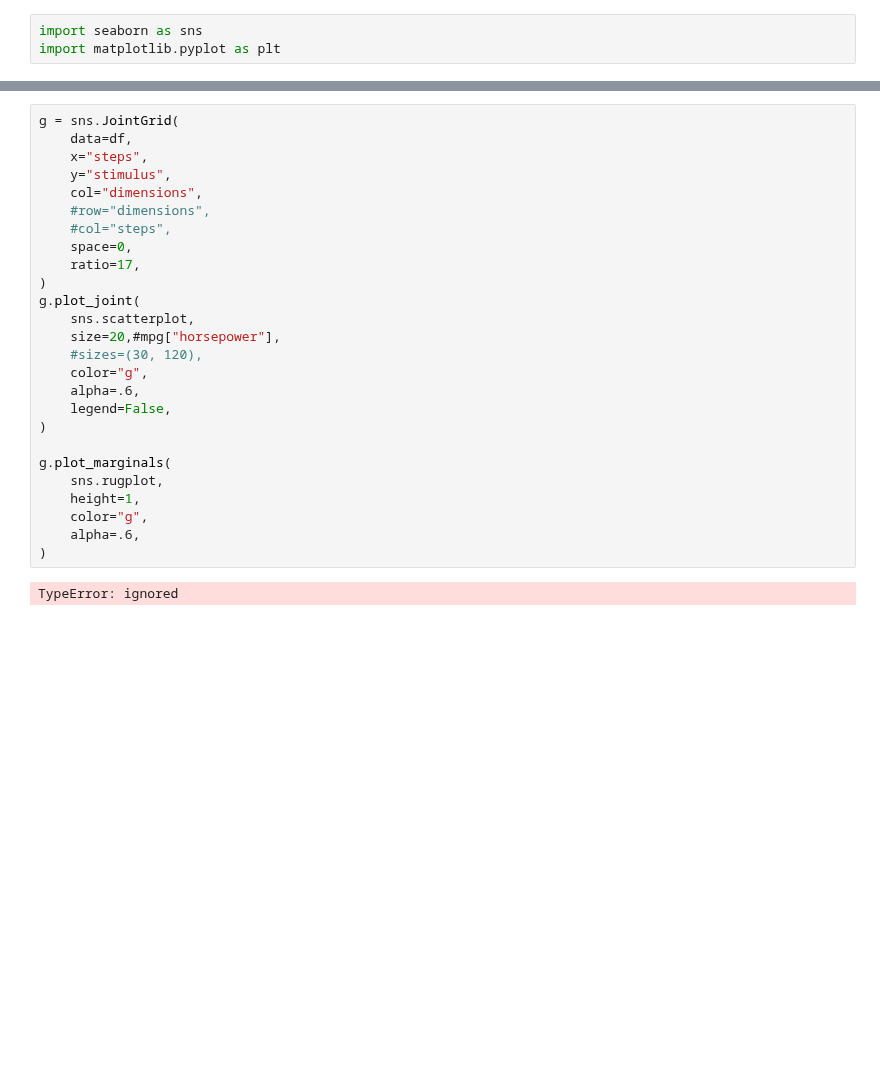
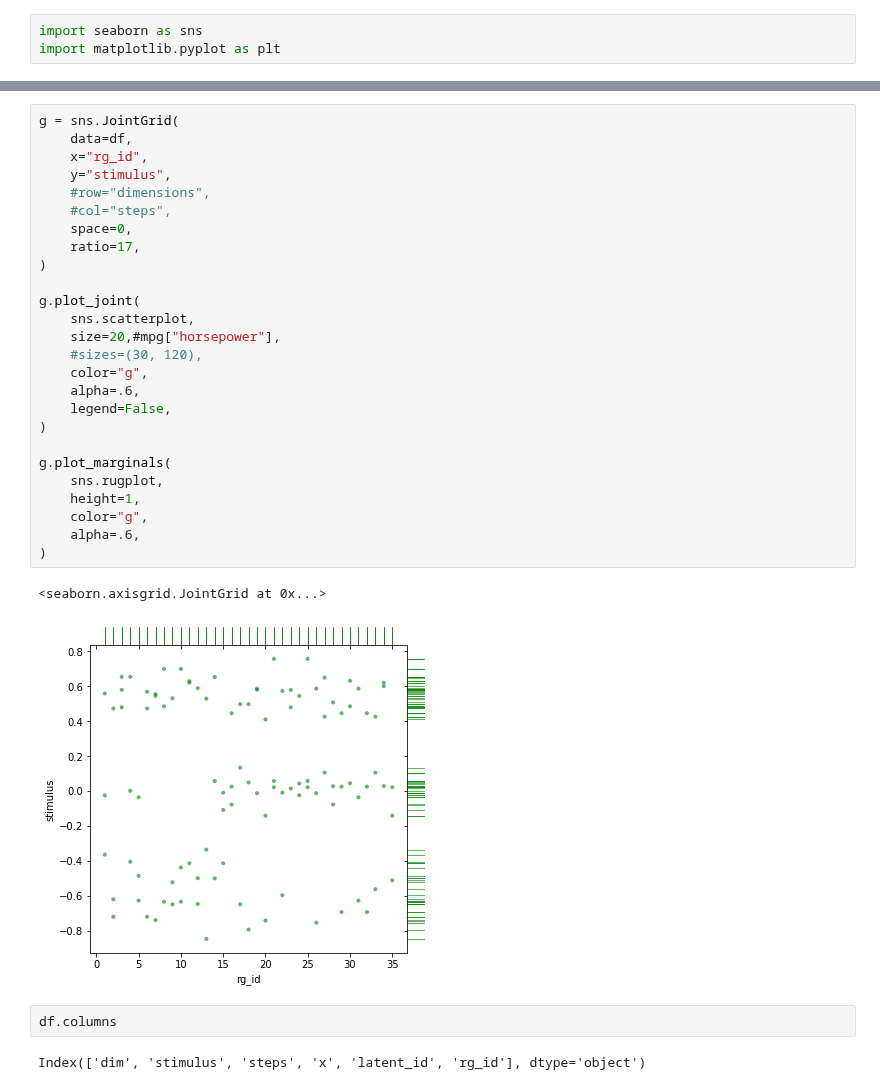
Before and after one commit to Near32/SymbolicBehaviourBenchmark, a Jupyter notebook: data_visualisation.ipynb, the cells around one changed output, grey strips where cells are left out. Drawn from its saved outputs; the diff is of its cells as text; blank space fills up the shorter version.

```diff
--- a/data_visualisation.ipynb
+++ b/data_visualisation.ipynb
@@ -227,28 +279,33 @@ grid.plot_marginals(
 # %%
 g = sns.JointGrid(
     data=df,
-    x="steps",
+    x="rg_id",
     y="stimulus",
-    col="dimensions",
     #row="dimensions",
     #col="steps",
     space=0,
     ratio=17,
 )
+
 g.plot_joint(
     sns.scatterplot,
     size=20,#mpg["horsepower"],
     #sizes=(30, 120),
     color="g",
     alpha=.6,
     legend=False,
 )
 
 g.plot_marginals(
     sns.rugplot,
     height=1,
     color="g",
     alpha=.6,
 )
 # %% [output]
-TypeError: ignored
+<seaborn.axisgrid.JointGrid at 0x...>
+[figure, added]
+# %%
+df.columns
+# %% [output]
+Index(['dim', 'stimulus', 'steps', 'x', 'latent_id', 'rg_id'], dtype='object')
```
Also changed, not shown: parts of 10 cells of this notebook.
